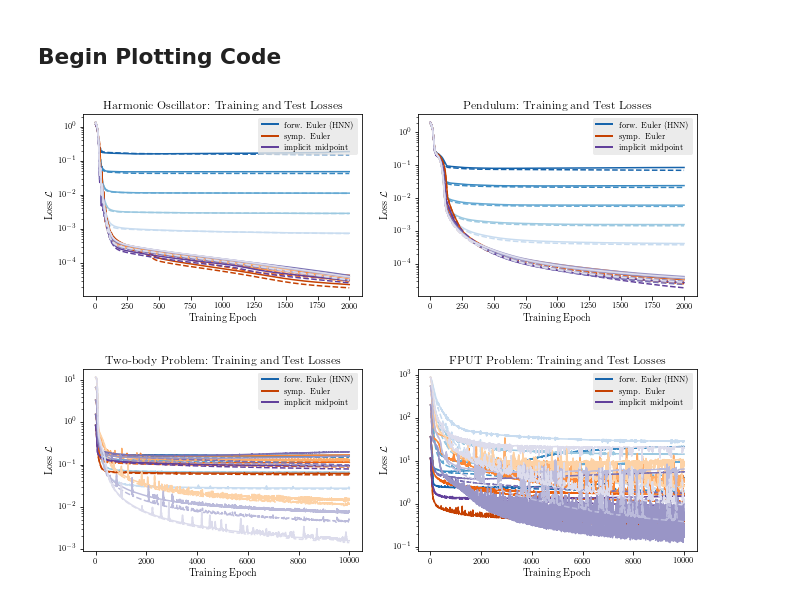
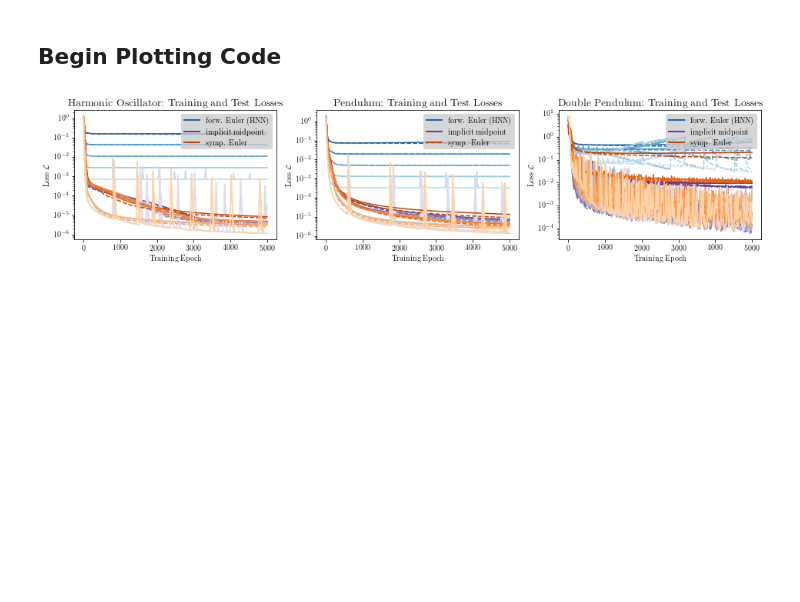
Before and after one commit to SpaceAbleOrg/symplectic-hnn, a Jupyter notebook: plotting/plot-loss.ipynb, the cells around one changed output. Drawn from its saved outputs; the diff is of its cells as text; code cells hidden in the pictures; blank space fills up the shorter version.

```diff
--- a/plotting/plot-loss.ipynb
+++ b/plotting/plot-loss.ipynb
@@ -19,11 +20,12 @@ from train import setup
 from utils import save_path
 # %%
 hs = np.array([0.8, 0.4, 0.2, 0.1, 0.05])
-methods = ['euler-forw', 'euler-symp', 'midpoint']
+methods = ['euler-forw', 'midpoint', 'euler-symp']
+SAVE_DIR_PREFIX = '/results/experiment-'
 # %% [markdown]
 ## Outsource the generation of a single plot
 # %%
-def plot_loss(axes, args):
+def plot_loss(axes, args, save_dir_prefix=SAVE_DIR_PREFIX):
     N = len(hs)
     step = 0.7/N
     color_dict = {'euler-forw': [plt.cm.Blues(0.8 - step*i) for i in range(N)],
@@ -34,9 +36,14 @@ def plot_loss(axes, args):
         colors = color_dict[method]
         for i, h in enumerate(hs):
             # Setup desired args
-            args = setup(args | {'loss_type': method, 'h': h}, save_dir_prefix='/results/experiment-')
+            args = setup(args | {'loss_type': method, 'h': h}, save_dir_prefix=save_dir_prefix)
 
             # Load loss log
+            spath = save_path(args)
+            if not os.path.exists(spath):
+                print(f"WARNING: file doesn't exist: {spath}")
+                continue
+
             saved_dict = torch.load(save_path(args), map_location=torch.device('cpu'))
             loss_dict = saved_dict['stats']
             train_loss = loss_dict['train_loss']
@@ -53,8 +60,8 @@ def plot_loss(axes, args):
 
     # TODO Customize Legend
     custom_lines = [Line2D([0], [0], color=color_dict[method][0], lw=2) for method in methods]
-    legend = axes.legend(custom_lines, [print_method[method] for method in methods])
-    legend.get_frame().set_facecolor('0.9')  # fill the legend dark grey
+    legend = axes.legend(custom_lines, [print_method[method] for method in methods], loc='upper right')
+    legend.get_frame().set_facecolor('0.8')  # fill the legend dark grey
     legend.get_frame().set_linewidth(0.0)  # remove the black border
 # %% [markdown]
 ## Begin Plotting Code
@@ -71,14 +78,14 @@ mpl.rcParams.update(params)
 #plt.show()
 # %%
 # PLOT ALL TOGETHER
-fig, ((ax1, ax2), (ax3, ax4)) = plt.subplots(2, 2, figsize=(11, 13*golden_ratio))
+fig, ((ax1, ax2, ax3)) = plt.subplots(1, 3, figsize=(16, 5*golden_ratio))
 fig.subplots_adjust(wspace=0.2, hspace=0.4)
 
-plot_loss(ax1, default_args | {'name': 'spring'})
-plot_loss(ax2, default_args | {'name': 'pendulum'})
-plot_loss(ax3, default_args | {'name': 'twobody'})
-plot_loss(ax4, default_args | {'name': 'fput'})
+plot_loss(ax1, default_args | {'name': 'spring'}, save_dir_prefix='/results/experiment-')
+plot_loss(ax2, default_args | {'name': 'pendulum'}, save_dir_prefix='/results/experiment-')
+plot_loss(ax3, default_args | {'name': 'double-pendulum'}, save_dir_prefix='/results-save/experiment-')
+#plot_loss(ax3, default_args | {'name': 'fput'})
 
-fig.savefig("loss-error.pdf", format='pdf', bbox_inches='tight')
+fig.savefig("losses.pdf", format='pdf', bbox_inches='tight')
 # %% [output]
-[figure, old version]
+[figure, new version]
```
Also changed, not shown: parts of 1 cell of this notebook, 2 other files.
